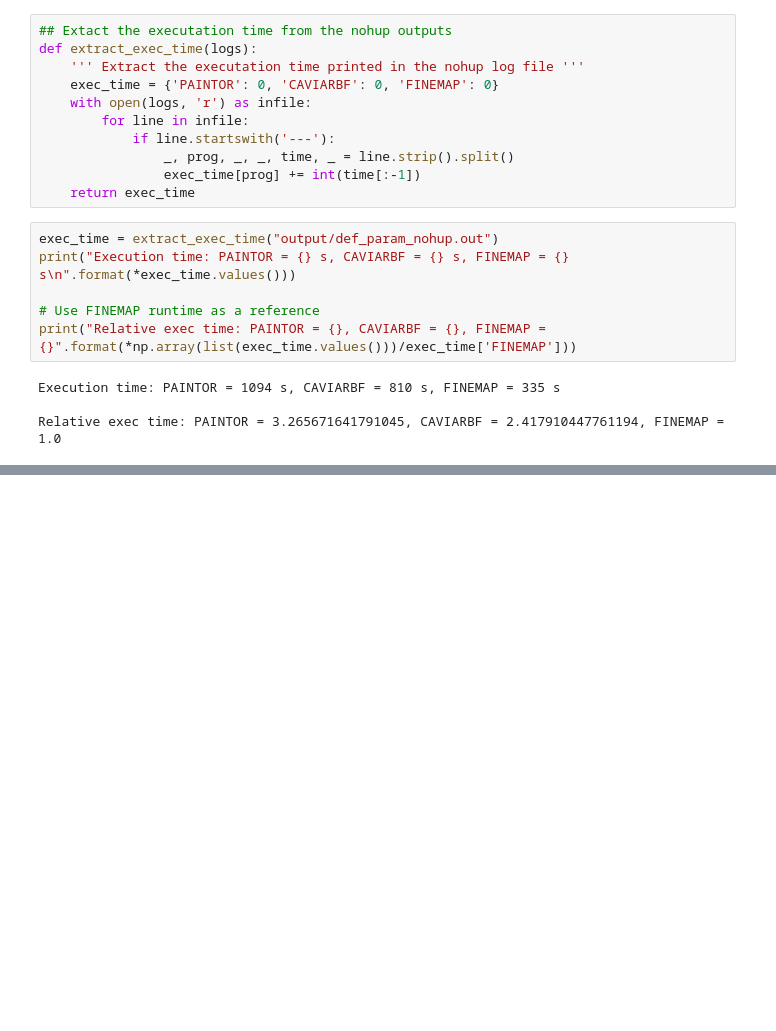
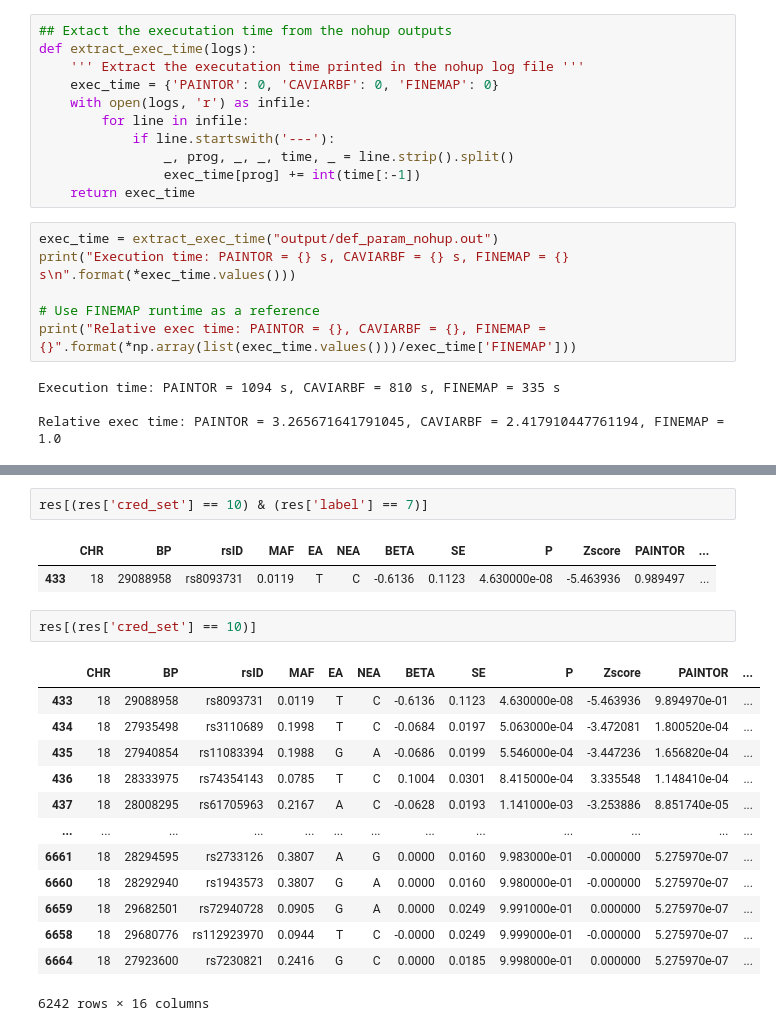
Before and after one commit to insanebruce/fine-mapping, a Jupyter notebook: analysis.ipynb, the cells around one changed output, grey strips where cells are left out. Cells and saved outputs as stored; diff of their text form; blank space fills up the shorter version.

```diff
--- a/analysis.ipynb
+++ b/analysis.ipynb
@@ -45,0 +207,21 @@ df.head(10)
+# %%
+res[(res['cred_set'] == 10) & (res['label'] == 7)]
+# %% [output]
+|  | CHR | BP | rsID | MAF | EA | NEA | BETA | SE | P | Zscore | PAINTOR | ... |
+| 433 | 18 | 29088958 | rs8093731 | 0.0119 | T | C | -0.6136 | 0.1123 | 4.630000e-08 | -5.463936 | 0.989497 | ... |
+# %%
+res[(res['cred_set'] == 10)]
+# %% [output]
+|  | CHR | BP | rsID | MAF | EA | NEA | BETA | SE | P | Zscore | PAINTOR | ... |
+| 433 | 18 | 29088958 | rs8093731 | 0.0119 | T | C | -0.6136 | 0.1123 | 4.630000e-08 | -5.463936 | 9.894970e-01 | ... |
+| 434 | 18 | 27935498 | rs3110689 | 0.1998 | T | C | -0.0684 | 0.0197 | 5.063000e-04 | -3.472081 | 1.800520e-04 | ... |
+| 435 | 18 | 27940854 | rs11083394 | 0.1988 | G | A | -0.0686 | 0.0199 | 5.546000e-04 | -3.447236 | 1.656820e-04 | ... |
+| 436 | 18 | 28333975 | rs74354143 | 0.0785 | T | C | 0.1004 | 0.0301 | 8.415000e-04 | 3.335548 | 1.148410e-04 | ... |
+| 437 | 18 | 28008295 | rs61705963 | 0.2167 | A | C | -0.0628 | 0.0193 | 1.141000e-03 | -3.253886 | 8.851740e-05 | ... |
+| ... | ... | ... | ... | ... | ... | ... | ... | ... | ... | ... | ... | ... |
+| 6661 | 18 | 28294595 | rs2733126 | 0.3807 | A | G | 0.0000 | 0.0160 | 9.983000e-01 | -0.000000 | 5.275970e-07 | ... |
+| 6660 | 18 | 28292940 | rs1943573 | 0.3807 | G | A | 0.0000 | 0.0160 | 9.980000e-01 | -0.000000 | 5.275970e-07 | ... |
+| 6659 | 18 | 29682501 | rs72940728 | 0.0905 | G | A | 0.0000 | 0.0249 | 9.991000e-01 | 0.000000 | 5.275970e-07 | ... |
+| 6658 | 18 | 29680776 | rs112923970 | 0.0944 | T | C | -0.0000 | 0.0249 | 9.999000e-01 | -0.000000 | 5.275970e-07 | ... |
+| 6664 | 18 | 27923600 | rs7230821 | 0.2416 | G | C | 0.0000 | 0.0185 | 9.998000e-01 | 0.000000 | 5.275970e-07 | ... |
+6242 rows × 16 columns
```
Also changed, not shown: parts of 30 cells of this notebook, 16 other files.
